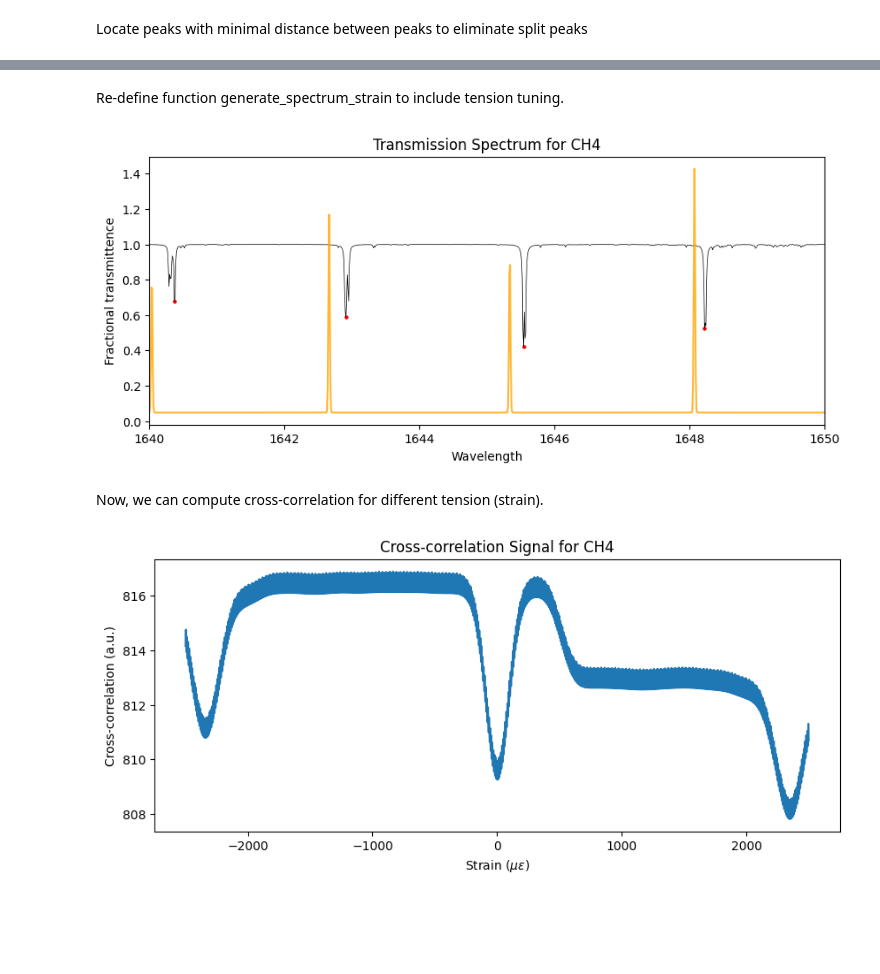
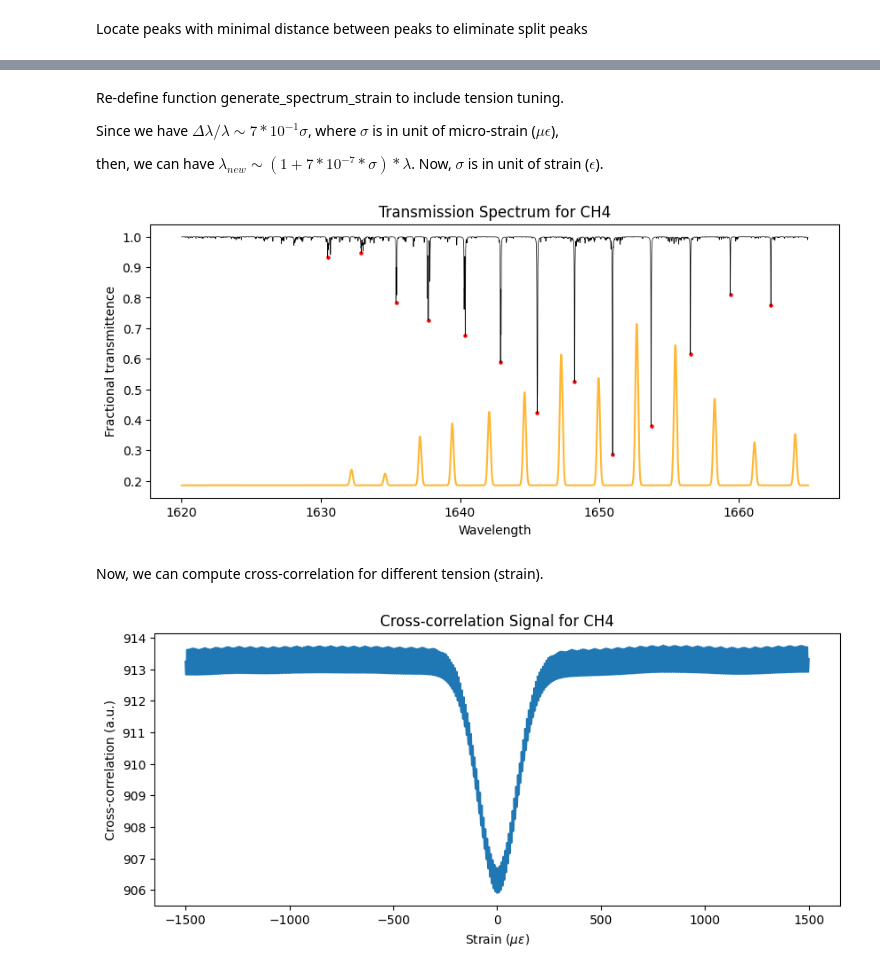
Before and after one commit to SAIL-Labs/FBG-Sensor, a Jupyter notebook: code/demos/tension_CH4.ipynb, the cells around one changed output, grey strips where cells are left out. Cells and saved outputs as stored; diff of their text form; code cells hidden in the pictures; blank space fills up the shorter version.

```diff
--- a/code/demos/tension_CH4.ipynb
+++ b/code/demos/tension_CH4.ipynb
@@ -23,7 +23,7 @@ plt.show()
 # %% [output]
 [figure]
 # %%
-index_array =  np.where((wavelength>1620) & (wavelength<=1660))
+index_array =  np.where((wavelength>1620) & (wavelength<=1665)) # 1720
 index = index_array[0]
 
 plt.figure(figsize=(10,4))
@@ -88,5 +88,9 @@ plt.show()
-# %% [markdown]
-Re-define function generate_spectrum_strain to include tension tuning.
+# %% [markdown]
+Re-define function generate_spectrum_strain to include tension tuning.
+
+Since we have $\Delta \lambda / \lambda \sim 7*10^{-1} \sigma$, where $\sigma$ is in unit of micro-strain ($\mu\epsilon$),
+
+then, we can have $\lambda_{new} \sim (1 + 7*10^{-7} * \sigma) * \lambda$. Now, $\sigma$ is in unit of strain ($\epsilon$).
 # %%
 def generate_spectrum_strain(data, peaks, strain, n=None, sigma=1e-5, type='Gaussian'):
     locs = data[peaks, 0] * (1+7e-7 * strain)
@@ -112,26 +116,26 @@ def generate_spectrum_strain(data, peaks, strain, n=None, sigma=1e-5, type='Gaus
 
     return wavelengths, transmittence
 # %%
-strain = -2500
+strain = 1500 # -500 ~ 500
 
-wavelength_gauss, trans_gauss = generate_spectrum_strain(subset, peaks, strain, n=len(index), sigma=1e-2, type='Gaussian')
+wavelength_gauss, trans_gauss = generate_spectrum_strain(subset, peaks, strain, n=len(index), sigma=1e-1, type='Gaussian') # sigma width of FBG in nm
 plt.figure(figsize=(10,4))
 plt.plot(subset[:, 0], subset[:,1], color='black', linewidth=0.5, label='Original transmission spectrum')
 plt.scatter(subset[peaks, 0], subset[peaks, 1], color='red', s=5)
-plt.plot(wavelength_gauss, 2*(1-trans_gauss), color='orange', alpha=0.8, label='Gaussian model')
+plt.plot(wavelength_gauss, 1-trans_gauss, color='orange', alpha=0.8, label='Gaussian model')
 plt.xlabel('Wavelength')
 plt.ylabel('Fractional transmittence')
 plt.title('Transmission Spectrum for CH4')
 # plt.legend()
 
-plt.xlim((1640.0,1650.0))
+# plt.xlim((1640.0,1650.0))
 
 plt.show()
 # %% [output]
-[figure, old version]
+[figure, new version]
 # %%
 step = 10001
-strain = np.linspace(-2500, 2500, step)
+strain = np.linspace(-1500, 1500, step)
 j = 0
 wavelength_gauss = np.zeros((len(index),step))
 trans_gauss = np.zeros((len(index),step))
@@ -160,17 +164,18 @@ Now, we can compute cross-correlation for different tension (strain).
 # %%
 corss_correlation = np.zeros((step,1))
 
 j=0
 for j in range(step):
     corss_correlation[j,:] = np.sum(np.multiply((1-trans_gauss[:,j]), subset[:,1]))
 
 
 plt.figure(figsize=(10,4))
 plt.plot(strain, corss_correlation)
 plt.xlabel('Strain ($\mu\epsilon$)')
 plt.ylabel('Cross-correlation (a.u.)')
 plt.title('Cross-correlation Signal for CH4')
-plt.xlim((-500,500))
+# plt.xlim((-10,10))
+# plt.ylim((0,1000))
 plt.show()
 # %% [output]
-[figure, old version]
+[figure, new version]
```
Also changed, not shown: parts of 4 cells of this notebook.
